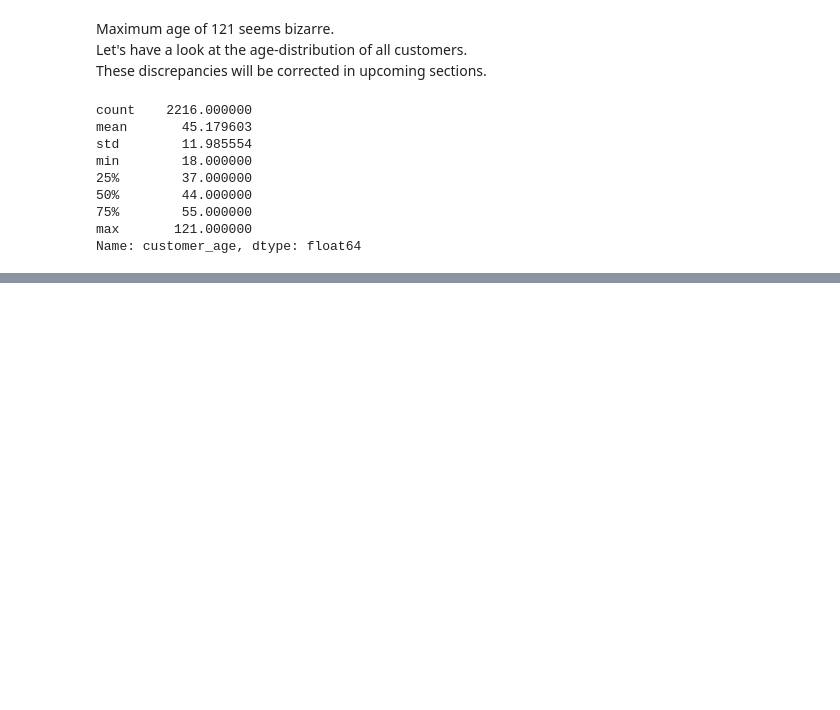
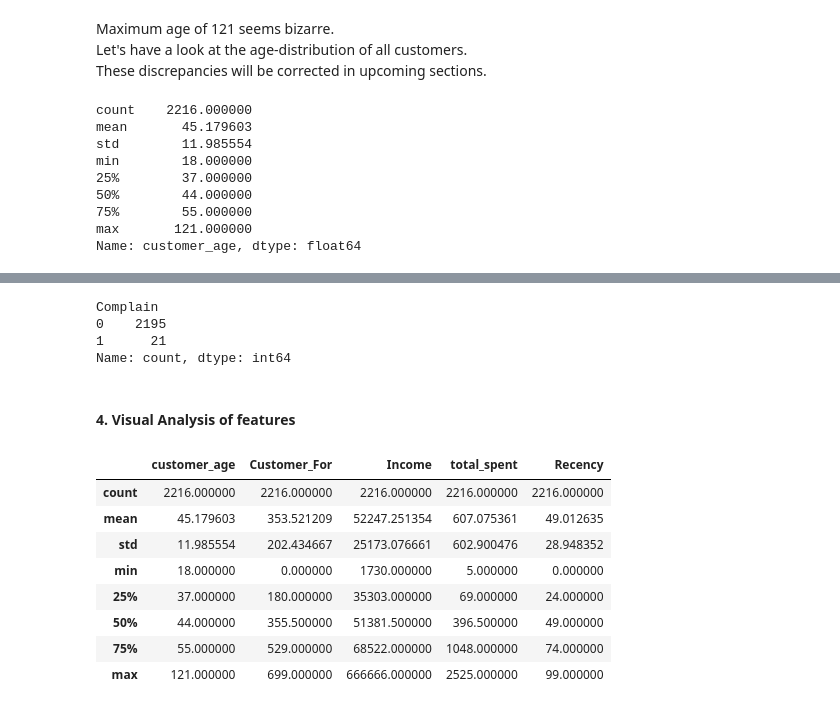
Before and after one commit to Cshefali/Data-Analysis-And-Viz-Python, a Jupyter notebook: customer_segmentation_project1/p1_customer_segmentation.ipynb, the cells around one changed output, grey strips where cells are left out. Drawn from its saved outputs; the diff is of its cells as text; code cells hidden in the pictures; blank space fills up the shorter version.

```diff
--- a/customer_segmentation_project1/p1_customer_segmentation.ipynb
+++ b/customer_segmentation_project1/p1_customer_segmentation.ipynb
@@ -230,0 +384,23 @@ Index(['ID', 'Year_Birth', 'Education', 'Marital_Status', 'Income', 'Kidhome',
+# %%
+data['Complain'].value_counts()
+# %% [output]
+Complain
+0    2195
+1      21
+Name: count, dtype: int64
+# %% [markdown]
+<h4>4. Visual Analysis of features</h4>
+# %%
+numerical_cols = ['customer_age', 'Customer_For', 'Income','total_spent', 'Recency']
+# %%
+data[numerical_cols].describe()
+# %% [output]
+|  | customer_age | Customer_For | Income | total_spent | Recency |
+| count | 2216.000000 | 2216.000000 | 2216.000000 | 2216.000000 | 2216.000000 |
+| mean | 45.179603 | 353.521209 | 52247.251354 | 607.075361 | 49.012635 |
+| std | 11.985554 | 202.434667 | 25173.076661 | 602.900476 | 28.948352 |
+| min | 18.000000 | 0.000000 | 1730.000000 | 5.000000 | 0.000000 |
+| 25% | 37.000000 | 180.000000 | 35303.000000 | 69.000000 | 24.000000 |
+| 50% | 44.000000 | 355.500000 | 51381.500000 | 396.500000 | 49.000000 |
+| 75% | 55.000000 | 529.000000 | 68522.000000 | 1048.000000 | 74.000000 |
+| max | 121.000000 | 699.000000 | 666666.000000 | 2525.000000 | 99.000000 |
```
Also changed, not shown: parts of 39 cells of this notebook.
